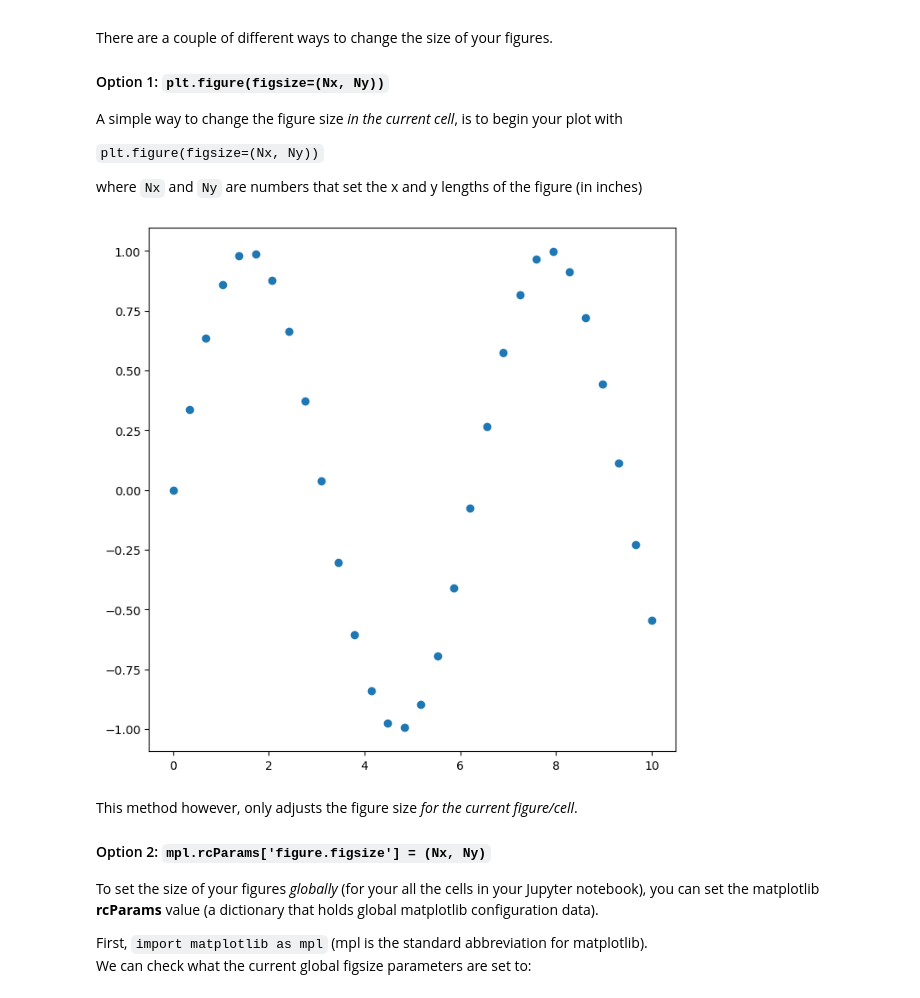
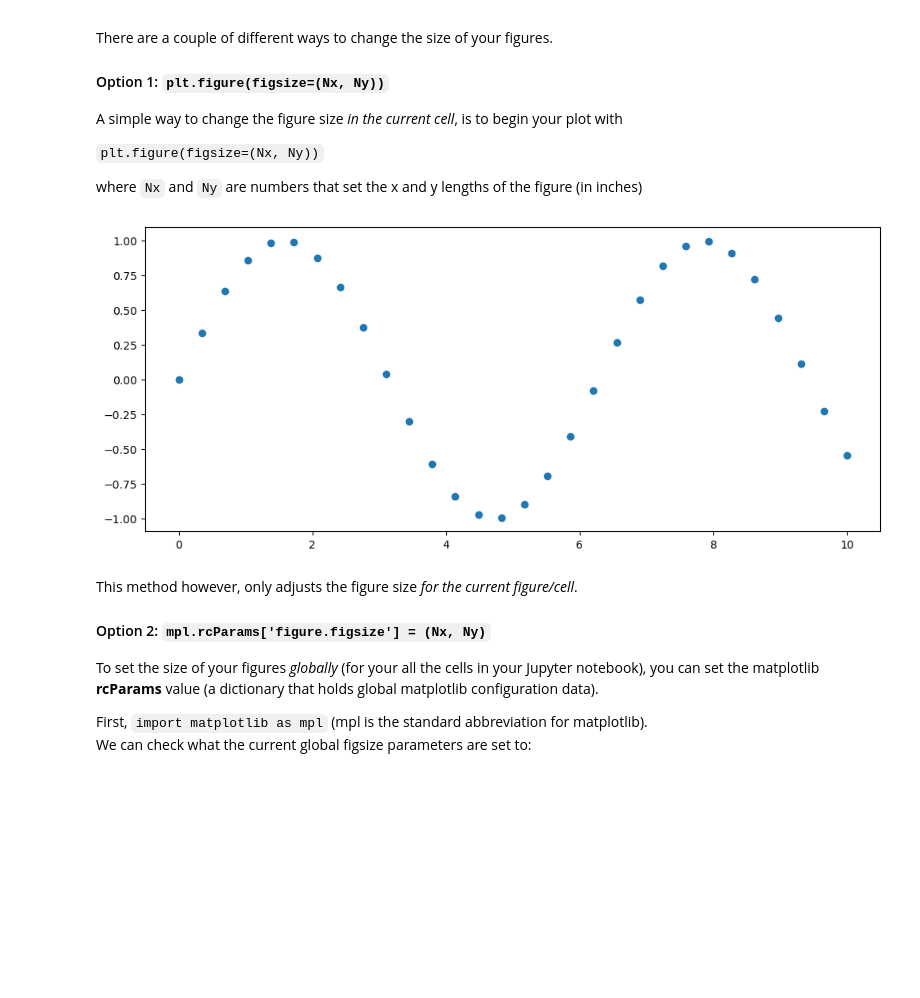
Before and after one commit to themarisolhernandez/anlt-232-intro-to-data-vis, a Jupyter notebook: 04 Matplotlib/05_scatter_plots.ipynb, the cells around one changed output. Saved outputs shown, nothing was run; the diff lists cells and outputs as text; code cells hidden in the pictures; blank space fills up the shorter version.

```diff
--- a/04 Matplotlib/05_scatter_plots.ipynb
+++ b/04 Matplotlib/05_scatter_plots.ipynb
@@ -102,11 +114,11 @@ A simple way to change the figure size *in the current cell*, is to begin your p
 
 where `Nx` and `Ny` are numbers that set the x and y lengths of the figure (in inches)
 # %%
-plt.figure(figsize=(8, 8))
+plt.figure(figsize=(12, 5))
 plt.plot(x, y, 'o')
 plt.show()
 # %% [output]
-[figure, old version]
+[figure, new version]
 # %% [markdown]
 This method however, only adjusts the figure size *for the current figure/cell*.
 
```
Also changed, not shown: parts of 11 cells of this notebook.
